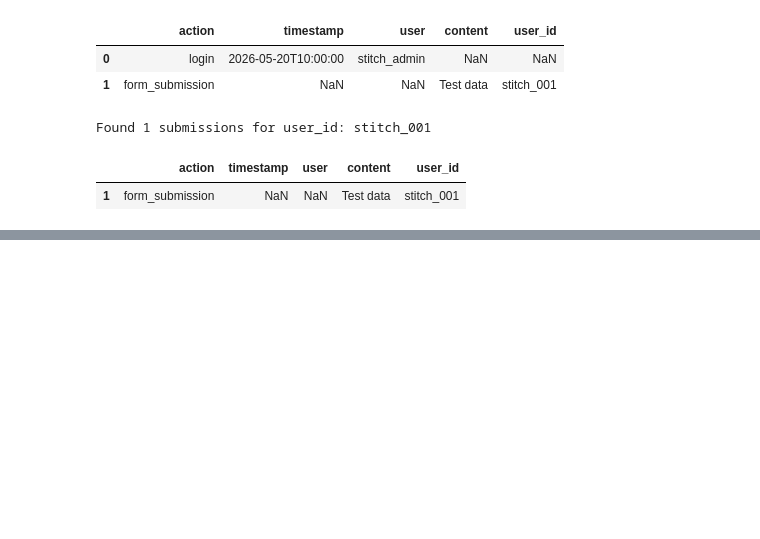
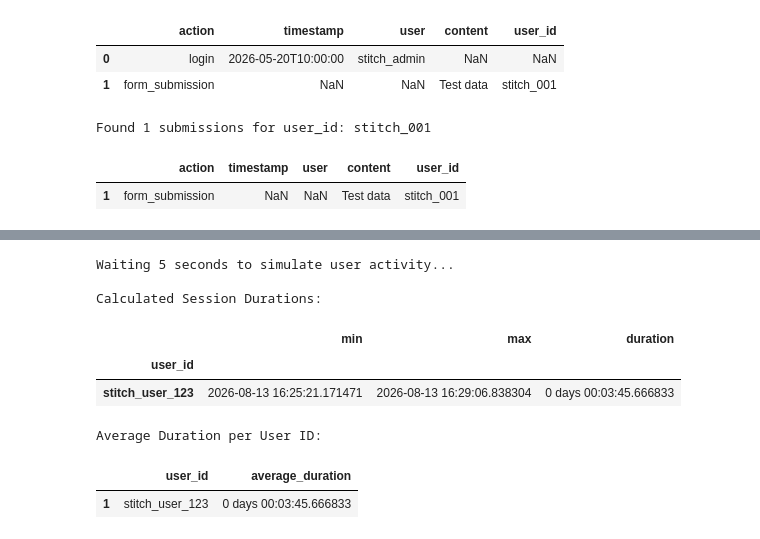
Before and after one commit to dharamdevm/mrdevsacademy, a Jupyter notebook: quickstarts/Get_started_managed_agents.ipynb, the cells around one changed output, grey strips where cells are left out. Saved outputs shown, nothing was run; the diff lists cells and outputs as text; code cells hidden in the pictures; blank space fills up the shorter version.

```diff
--- a/quickstarts/Get_started_managed_agents.ipynb
+++ b/quickstarts/Get_started_managed_agents.ipynb
@@ -1377,0 +1450,63 @@ Found 1 submissions for user_id: stitch_001
+# %%
+import requests
+import time
+import pandas as pd
+from datetime import datetime
+
+# 1. Simulate a full session for a specific user
+user_id = 'stitch_user_123'
+
+# Send login event
+requests.post('http://127.0.0.1:5000/api/submit', json={
+    'user_id': user_id,
+    'user': user_id,
+    'action': 'login',
+    'timestamp': datetime.now().isoformat()
+})
+
+print("Waiting 5 seconds to simulate user activity...")
+time.sleep(5)
+
+# Send form submission event
+requests.post('http://127.0.0.1:5000/api/submit', json={
+    'user_id': user_id,
+    'user': user_id,
+    'action': 'form_submission',
+    'timestamp': datetime.now().isoformat(),
+    'content': 'Simulated session data'
+})
+
+# 2. Re-calculate time difference with fixed timestamp parsing
+response = requests.get('http://127.0.0.1:5000/api/submissions')
+df_session = pd.DataFrame(response.json())
+# Use format='ISO8601' to handle varied timestamp precisions
+df_session['timestamp'] = pd.to_datetime(df_session['timestamp'], format='ISO8601')
+
+# Group by user_id and calculate the difference
+stats = df_session.groupby('user_id')['timestamp'].agg(['min', 'max'])
+stats['duration'] = stats['max'] - stats['min']
+
+print("\nCalculated Session Durations:")
+display(stats[stats['duration'] > pd.Timedelta(0)])
+# %% [output]
+Waiting 5 seconds to simulate user activity...
+
+Calculated Session Durations:
+|  | min | max | duration |
+| user_id |  |  |  |
+| stitch_user_123 | 2026-08-13 16:25:21.171471 | 2026-08-13 16:29:06.838304 | 0 days 00:03:45.666833 |
+# %%
+# Calculate average duration per user_id
+# We first group by user_id to get the min and max timestamps for each, then compute the average of those differences
+avg_durations = df_session.groupby('user_id')['timestamp'].agg(lambda x: x.max() - x.min()).reset_index()
+avg_durations.columns = ['user_id', 'average_duration']
+
+# Filter out users with 0 duration (only one event or simultaneous events)
+avg_durations = avg_durations[avg_durations['average_duration'] > pd.Timedelta(0)]
+
+print("Average Duration per User ID:")
+display(avg_durations)
+# %% [output]
+Average Duration per User ID:
+|  | user_id | average_duration |
+| 1 | stitch_user_123 | 0 days 00:03:45.666833 |
```
Also changed, not shown: parts of 3 cells of this notebook.
